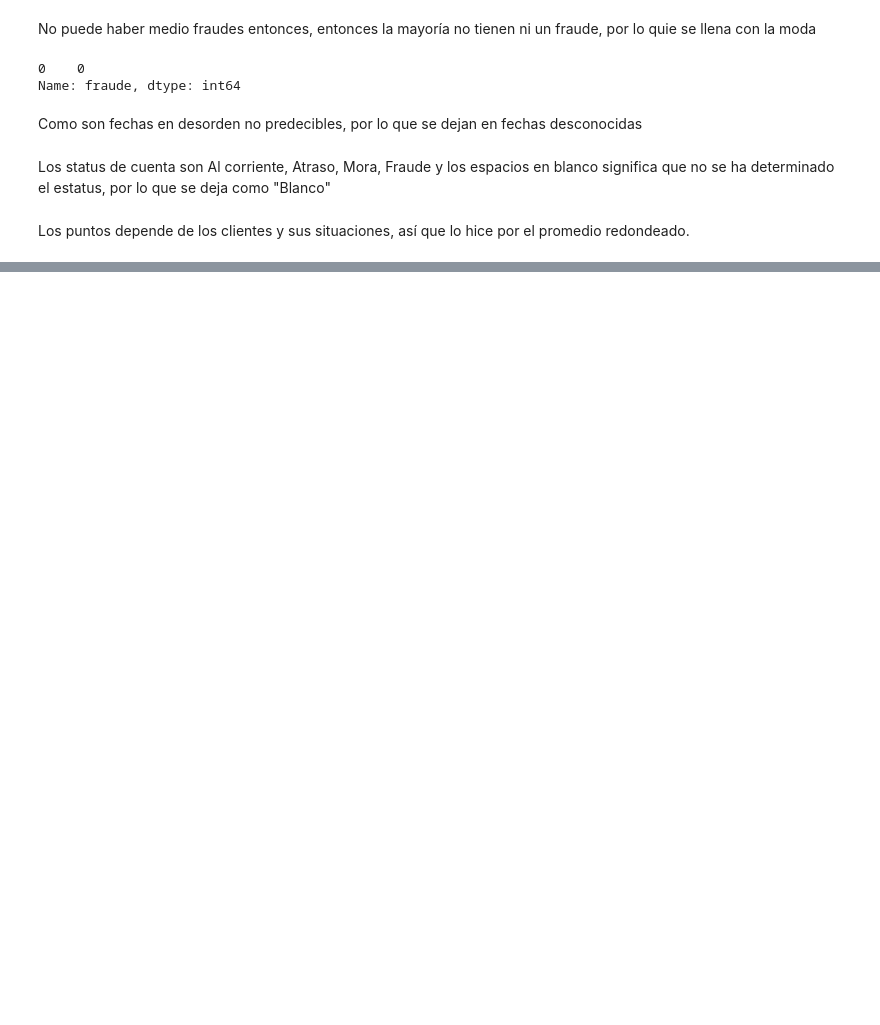
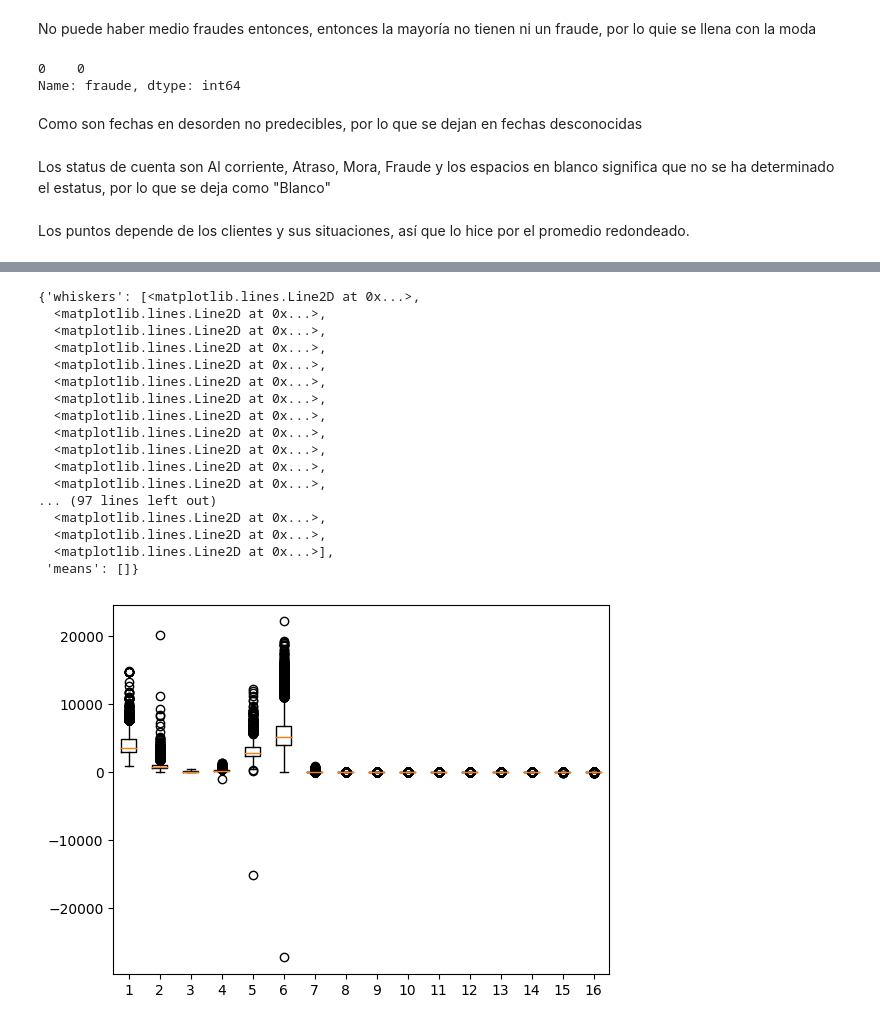
Before and after one commit to karen1203/LimpiezaCredicel, a Jupyter notebook: Propuesta_uno.ipynb, the cells around one changed output, grey strips where cells are left out. Drawn from its saved outputs; the diff is of its cells as text; code cells hidden in the pictures; blank space fills up the shorter version.

```diff
--- a/Propuesta_uno.ipynb
+++ b/Propuesta_uno.ipynb
@@ -91,0 +143,2 @@ credi['riesgo_categorizado'] = credi['riesgo'].apply(categorize_riesgo)
+# %%
+credi=credi.drop('riesgo', axis=1)
@@ -92,3 +189,5 @@ credi['riesgo_categorizado'] = credi['riesgo'].apply(categorize_riesgo)
+# %%
+credi["riesgo_categorizado"]=credi["riesgo_categorizado"].fillna("Poco riesgo")
 # %%
 credi["porc_enganche"]=credi["porc_enganche"].fillna(round(credi["porc_enganche"].mean(),0))
 # %%
@@ -101,0 +243,2 @@ credi["codigo_postal"]=credi["codigo_postal"].fillna("Desconocido")
+# %%
+credi["empresa"]=credi["empresa"].fillna("microtec")
@@ -101,0 +285,23 @@ credi["codigo_postal"]=credi["codigo_postal"].fillna("Desconocido")
+# %%
+creedicuanti=credi[['precio','enganche','descuento','semana','monto_financiado','costo_total','monto_accesorios','status','fraude','inversion','pagos_realizados','reautorizacion','puntos','porc_enganche','porc_tasa','score_buro']]
+# %%
+plt.boxplot(creedicuanti)
+# %% [output]
+{'whiskers': [<matplotlib.lines.Line2D at 0x...>,
+  <matplotlib.lines.Line2D at 0x...>,
+  <matplotlib.lines.Line2D at 0x...>,
+  <matplotlib.lines.Line2D at 0x...>,
+  <matplotlib.lines.Line2D at 0x...>,
+  <matplotlib.lines.Line2D at 0x...>,
+  <matplotlib.lines.Line2D at 0x...>,
+  <matplotlib.lines.Line2D at 0x...>,
+  <matplotlib.lines.Line2D at 0x...>,
+  <matplotlib.lines.Line2D at 0x...>,
+  <matplotlib.lines.Line2D at 0x...>,
+  <matplotlib.lines.Line2D at 0x...>,
+... (97 lines left out)
+  <matplotlib.lines.Line2D at 0x...>,
+  <matplotlib.lines.Line2D at 0x...>,
+  <matplotlib.lines.Line2D at 0x...>],
+ 'means': []}
+[figure, added]
```
Also changed, not shown: parts of 26 cells of this notebook.
